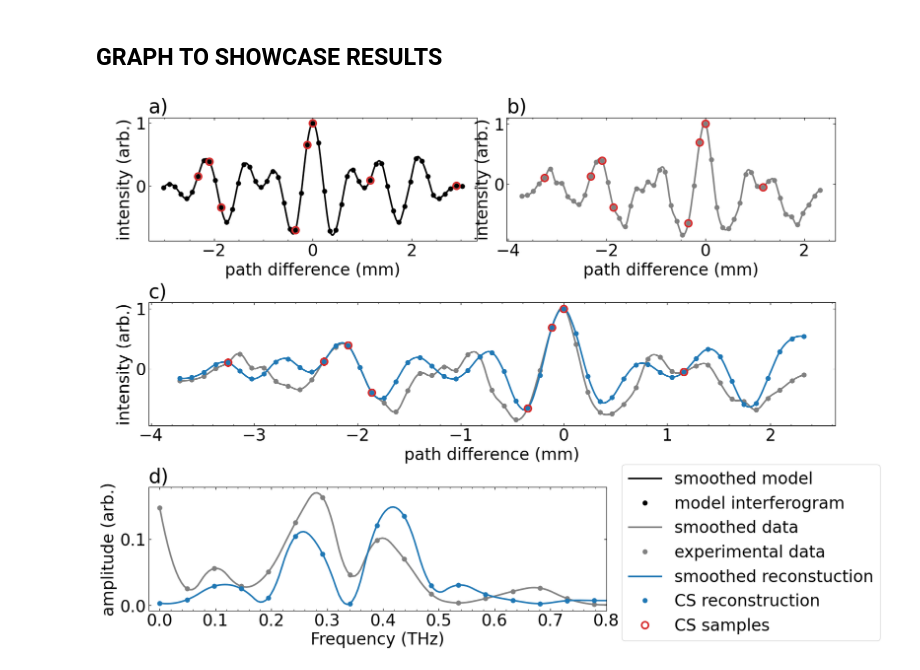
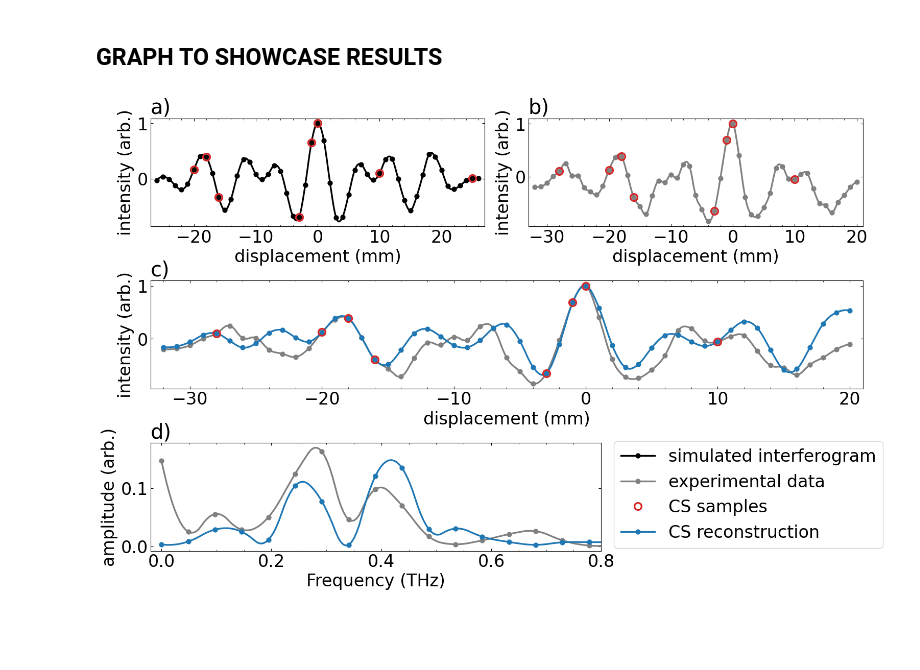
Before and after one commit to Jammi-Dodgers/THz-Compressed-Sensing, a Jupyter notebook: CS_brute_assisted_manual.ipynb, the cells around one changed output. Drawn from its saved outputs; the diff is of its cells as text; code cells hidden in the pictures; blank space fills up the shorter version.

Commit message:
updated some graphs including results graph

```diff
--- a/CS_brute_assisted_manual.ipynb
+++ b/CS_brute_assisted_manual.ipynb
@@ -270,47 +270,52 @@ idx = np.arange(total_points)
 sim_displacement = pixel_pitch*1e-3 *(idx -np.argmax(simulation)) # in mm
 sim_path_difference = 2*sim_displacement*np.sin(np.deg2rad(theta/60))
 exp_displacement = pixel_pitch*1e-3 *(idx -np.argmax(experiment)) # in mm
 exp_path_difference = 2*exp_displacement*np.sin(np.deg2rad(theta/60))
 
 def interpolate(y):
     index = np.arange(len(y))
     interp_index = np.arange(0, len(y) -0.9, 0.1)
     interp = spinterp.interp1d(index, y, kind= "quadratic")
     return interp(interp_index)
 
 axs_mosaic = [["a)", "a)", "b)", "b)"],
               ["c)", "c)", "c)", "c)"],
               ["d)", "d)", "d)", ""]]
 
-fig, axs = plt.subplot_mosaic(axs_mosaic, figsize= (18,13), gridspec_kw= {"hspace": 0.5}, width_ratios= [2, 1, 1, 2])
+fig, axs = plt.subplot_mosaic(axs_mosaic, figsize= (18,11), gridspec_kw= {"hspace": 0.5, "wspace": 0.3}, width_ratios= [3, 1, 1, 3])
 [ax.set_title(label, loc='left') for label, ax in axs.items()]
 
-axs["a)"].plot(interpolate(sim_path_difference), interpolate(simulation), color= "black", label= "smoothed model")
-axs["a)"].plot(sim_path_difference, simulation, color= "black", linestyle= "none", marker= ".", label= "model interferogram")
-axs["a)"].plot(sim_path_difference[sim_sensors], simulation[sim_sensors], linestyle= "none", marker= "o", markerfacecolor= "none", markeredgecolor= "tab:red")
-axs["a)"].set(xlabel= "path difference (mm)", ylabel= "intensity (arb.)")
+axs["a)"].plot(interpolate(sim_displacement), interpolate(simulation), color= "black", label= "smoothed model")
+axs["a)"].plot(sim_displacement, simulation, color= "black", linestyle= "none", marker= ".", label= "model interferogram")
+axs["a)"].plot(sim_displacement[sim_sensors], simulation[sim_sensors], linestyle= "none", marker= "o", markerfacecolor= "none", markeredgecolor= "tab:red")
+axs["a)"].set(xlabel= "displacement (mm)", ylabel= "intensity (arb.)", xlim= (sim_displacement[0]-pixel_pitch*1e-3, sim_displacement[-1]+pixel_pitch*1e-3))
 
-axs["b)"].plot(interpolate(exp_path_difference), interpolate(experiment), color= "gray")
-axs["b)"].plot(exp_path_difference, experiment, color= "gray", linestyle= "none", marker= ".")
-axs["b)"].plot(exp_path_difference[exp_sensors], experiment[exp_sensors], linestyle= "none", marker= "o", markerfacecolor= "none", markeredgecolor= "tab:red")
-axs["b)"].set(xlabel= "path difference (mm)", ylabel= "intensity (arb.)")
+axs["b)"].plot(interpolate(exp_displacement), interpolate(experiment), color= "gray")
+axs["b)"].plot(exp_displacement, experiment, color= "gray", linestyle= "none", marker= ".")
+axs["b)"].plot(exp_displacement[exp_sensors], experiment[exp_sensors], linestyle= "none", marker= "o", markerfacecolor= "none", markeredgecolor= "tab:red")
+axs["b)"].set(xlabel= "displacement (mm)", ylabel= "intensity (arb.)", xlim= (exp_displacement[0]-pixel_pitch*1e-3, exp_displacement[-1]+pixel_pitch*1e-3))
 
-axs["c)"].plot(interpolate(exp_path_difference), interpolate(experiment), color= "gray", label= "smoothed data")
-axs["c)"].plot(exp_path_difference, experiment, color= "gray", linestyle= "none", marker= ".", label= "experimental data")
-axs["c)"].plot(interpolate(exp_path_difference), interpolate(cs_result), color= "tab:blue", label= "smoothed reconstuction")
-axs["c)"].plot(exp_path_difference, cs_result, color= "tab:blue", linestyle= "none", marker= ".", label= "CS reconstruction")
-axs["c)"].plot(exp_path_difference[exp_sensors], experiment[exp_sensors], linestyle= "none", marker= "o", markerfacecolor= "none", markeredgecolor= "tab:red", label= "CS samples")
-axs["c)"].set(xlabel= "path difference (mm)", ylabel= "intensity (arb.)")
+axs["c)"].plot(interpolate(exp_displacement), interpolate(experiment), color= "gray", label= "smoothed data")
+axs["c)"].plot(exp_displacement, experiment, color= "gray", linestyle= "none", marker= ".", label= "experimental data")
+axs["c)"].plot(interpolate(exp_displacement), interpolate(cs_result), color= "tab:blue", label= "smoothed reconstuction")
+axs["c)"].plot(exp_displacement, cs_result, color= "tab:blue", linestyle= "none", marker= ".", label= "CS reconstruction")
+axs["c)"].plot(exp_displacement[exp_sensors], experiment[exp_sensors], linestyle= "none", marker= "o", markerfacecolor= "none", markeredgecolor= "tab:red", label= "CS samples")
+axs["c)"].set(xlabel= "displacement (mm)", ylabel= "intensity (arb.)", xlim= (exp_displacement[0]-pixel_pitch*1e-3, exp_displacement[-1]+pixel_pitch*1e-3))
 
 axs["d)"].plot(interpolate(freqs), interpolate(np.abs(exp_spectrum)), color= "gray")
 axs["d)"].plot(freqs, np.abs(exp_spectrum), color= "gray", linestyle= "none", marker= ".")
 axs["d)"].plot(interpolate(freqs), interpolate(np.abs(cs_spectrum)), color= "tab:blue")
 axs["d)"].plot(freqs, np.abs(cs_spectrum), color= "tab:blue", linestyle= "none", marker= ".", label= "")
 axs["d)"].set(xlabel= "Frequency (THz)", ylabel= "amplitude (arb.)", xlim= (-0.02, 0.8))
 
 axs[""].set_axis_off()
 
-plt.figlegend(loc= "lower left", bbox_to_anchor= (0.65, 0.05))
+legend_elements = [mpllines.Line2D([0], [0], color= "black", marker= ".", label= "simulated interferogram"),
+                   mpllines.Line2D([0], [0], color= "gray", marker= ".", label= "experimental data"),
+                   mpllines.Line2D([0], [0], linestyle= "none", marker= "o", markerfacecolor= "none", markeredgecolor= "tab:red", label= "CS samples"),
+                   mpllines.Line2D([0], [0], color= "tab:blue", marker= ".", label= "CS reconstruction")]
+
+plt.figlegend(handles=legend_elements, loc= "lower left", bbox_to_anchor= (0.62, 0.10))
 plt.show()
 # %% [output]
-[figure, old version]
+[figure, new version]
```
Also changed, not shown: parts of 3 cells of this notebook, 3 other files.
